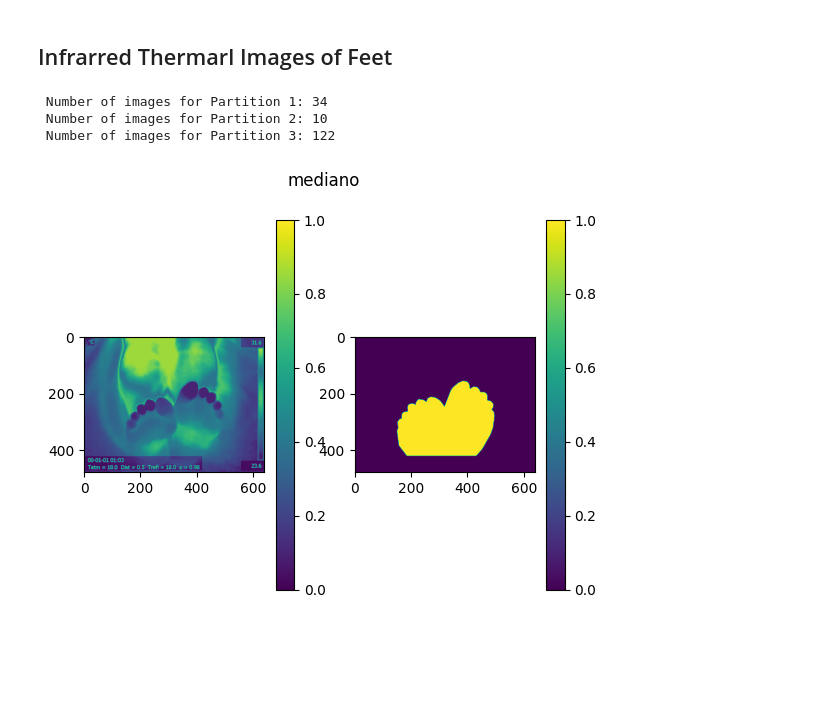
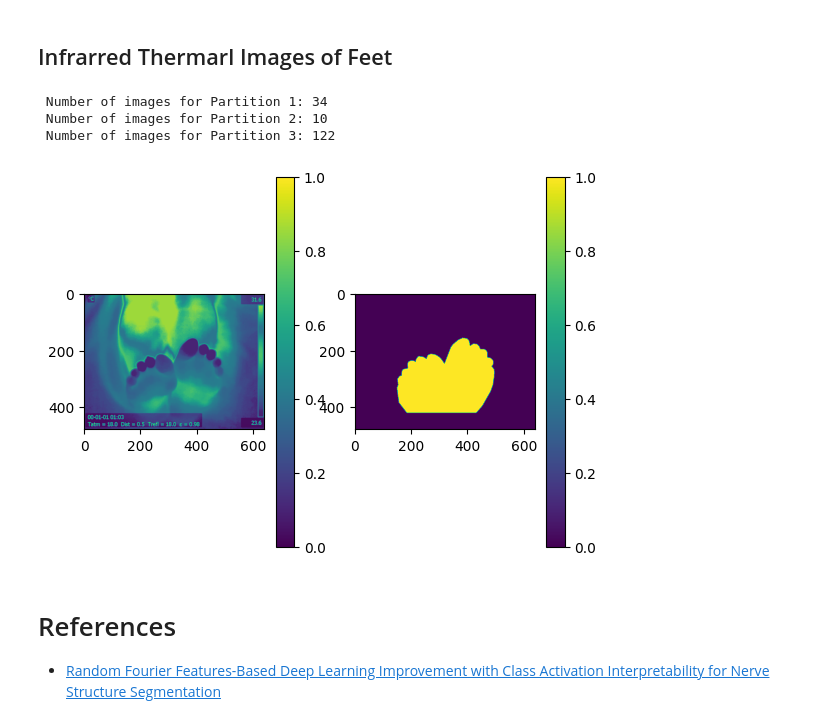
Before and after one commit to UN-GCPDS/python-gcpds.image_segmentation, a Jupyter notebook: docs/source/notebooks/02-datasets.ipynb, the cells around one changed output. Drawn from its saved outputs; the diff is of its cells as text; code cells hidden in the pictures; blank space fills up the shorter version.

```diff
--- a/docs/source/notebooks/02-datasets.ipynb
+++ b/docs/source/notebooks/02-datasets.ipynb
@@ -49,7 +55,6 @@ for img, mask, id_img in train_dataset.take(1):
     plt.subplot(1,2,2)
     plt.imshow(mask[0,...,0])
     plt.colorbar()
-    plt.suptitle(label.numpy()[0].decode())
 
 plt.show()
 # %% [output]
@@ -62,24 +67,27 @@ plt.show()
 # %%
 from gcpds.image_segmentation.datasets.segmentation import InfraredThermalFeet
 
 dataset = InfraredThermalFeet(split=[0.64,0.16,0.2],seed=70)
 train_dataset, test_dataset, val_dataset = dataset()
 train_dataset = train_dataset.batch(1)
 test_dataset = test_dataset.batch(1)
 val_dataset = val_dataset.batch(1)
 
 for img, mask, id_img in train_dataset.take(1):
     plt.subplot(1,2,1)
     plt.imshow(img[0,...])
     plt.colorbar()
     plt.subplot(1,2,2)
     plt.imshow(mask[0,...,0])
     plt.colorbar()
-    plt.suptitle(label.numpy()[0].decode())
 
 plt.show()
 # %% [output]
  Number of images for Partition 1: 34
  Number of images for Partition 2: 10
  Number of images for Partition 3: 122
-[figure, old version]
+[figure, new version]
+# %% [markdown]
+# References
+
+* [Random Fourier Features-Based Deep Learning Improvement with Class Activation Interpretability for Nerve Structure Segmentation](https://www.ncbi.nlm.nih.gov/pmc/articles/PMC8617795/)
```
Also changed, not shown: parts of 6 cells of this notebook, 2 other files.
